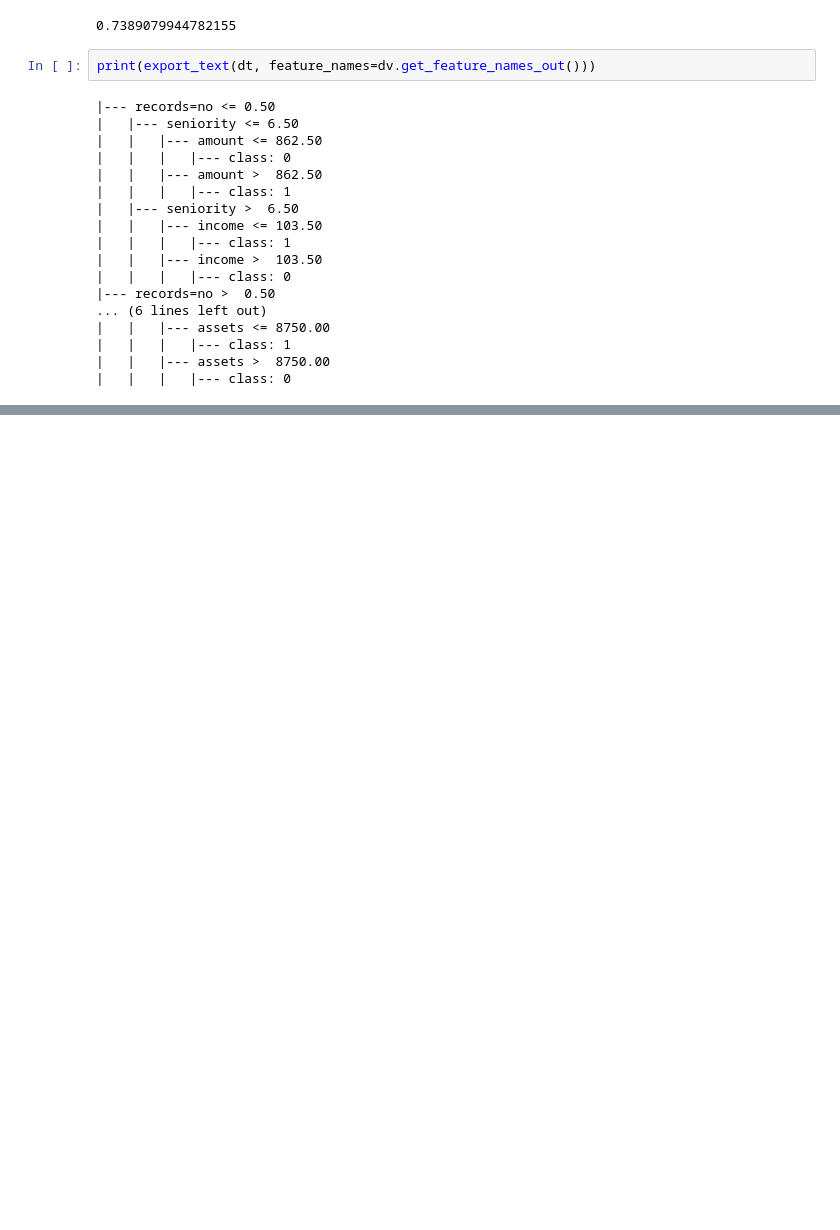
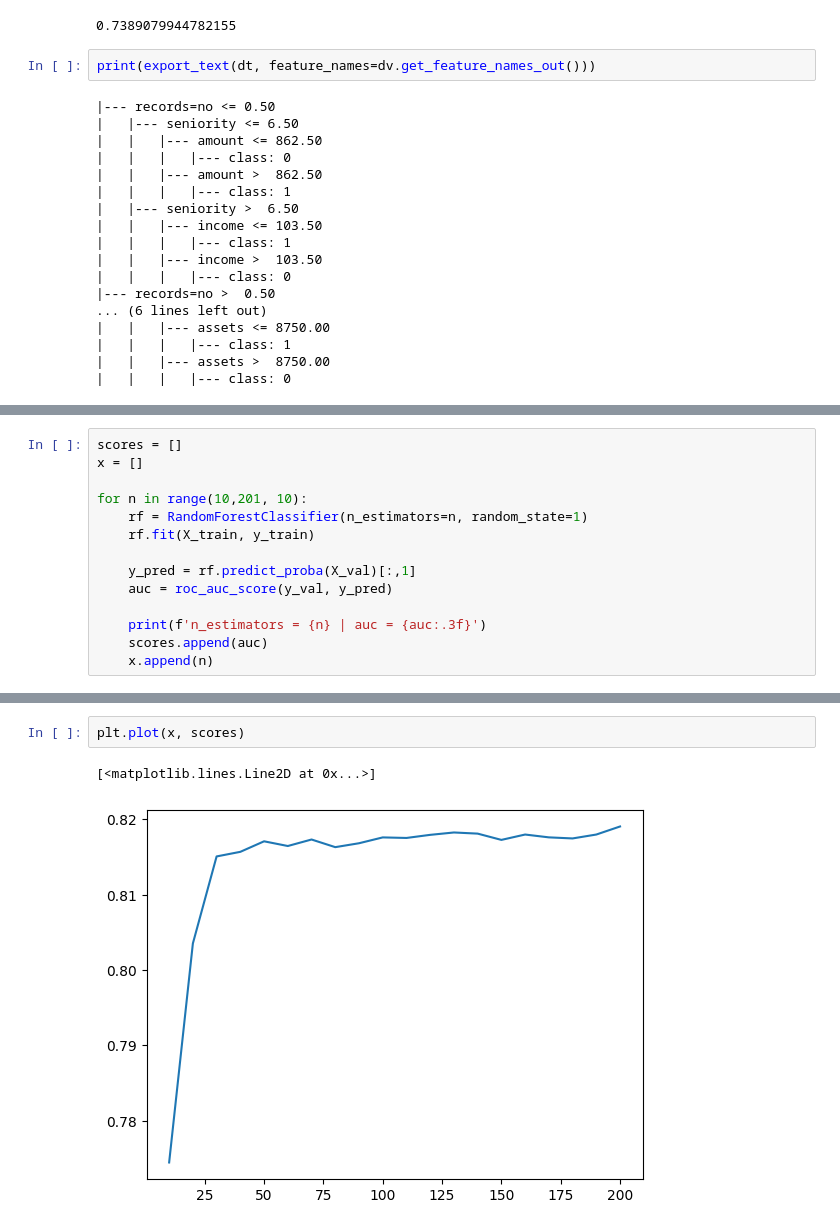
Before and after one commit to bruno-lima98/ml-zoomcamp-homework, a Jupyter notebook: 01-classes/05-decision-tree/main.ipynb, the cells around one changed output, grey strips where cells are left out. Saved outputs shown, nothing was run; the diff lists cells and outputs as text; blank space fills up the shorter version.

```diff
--- a/01-classes/05-decision-tree/main.ipynb
+++ b/01-classes/05-decision-tree/main.ipynb
@@ -170,0 +288,14 @@ print(export_text(dt, feature_names=dv.get_feature_names_out()))
+# %%
+scores = []
+x = []
+
+for n in range(10,201, 10):
+    rf = RandomForestClassifier(n_estimators=n, random_state=1)
+    rf.fit(X_train, y_train)
+
+    y_pred = rf.predict_proba(X_val)[:,1]
+    auc = roc_auc_score(y_val, y_pred)
+
+    print(f'n_estimators = {n} | auc = {auc:.3f}')
+    scores.append(auc)
+    x.append(n)
@@ -170,0 +323,5 @@ print(export_text(dt, feature_names=dv.get_feature_names_out()))
+# %%
+plt.plot(x, scores)
+# %% [output]
+[<matplotlib.lines.Line2D at 0x...>]
+[figure, added]
```
Also changed, not shown: parts of 30 cells of this notebook.
